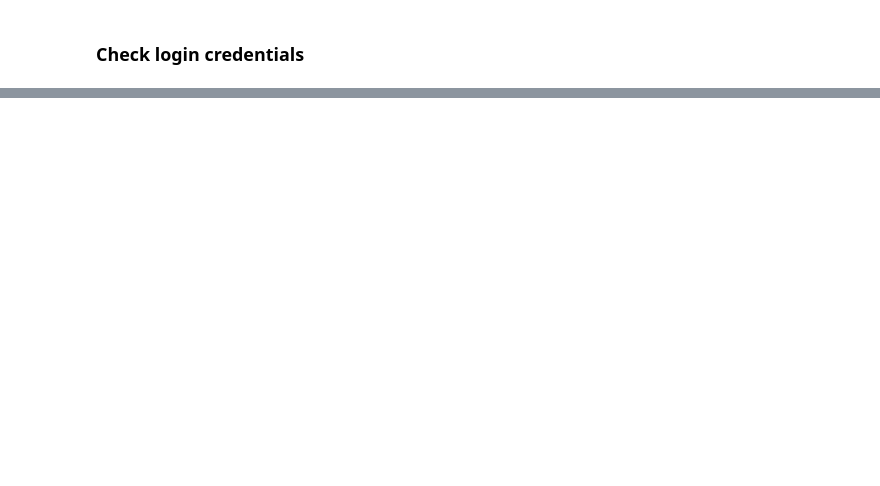
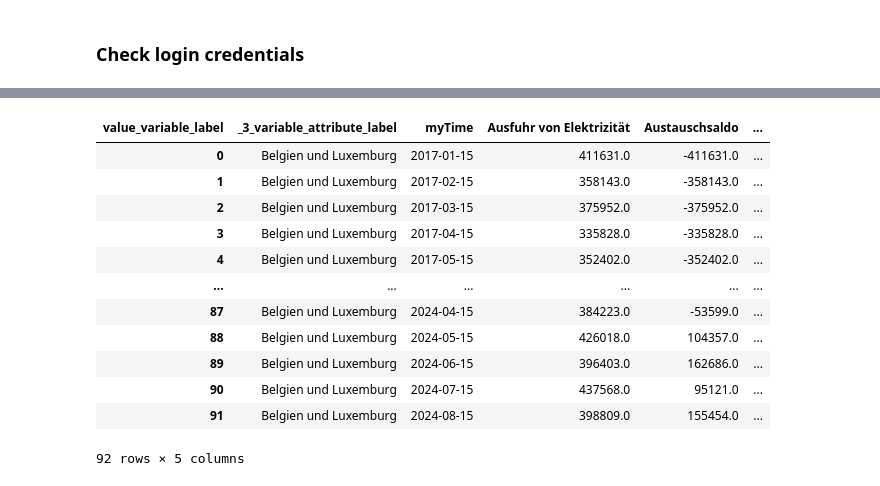
Before and after one commit to wahlatlas/api, a Jupyter notebook: stromhandel-genesis.ipynb, the cells around one changed output, grey strips where cells are left out. Cells and saved outputs as stored; diff of their text form; code cells hidden in the pictures; blank space fills up the shorter version.

```diff
--- a/stromhandel-genesis.ipynb
+++ b/stromhandel-genesis.ipynb
@@ -130,0 +84,3 @@ df.tail(5)[["Statistik_Code","Statistik_Label","Zeit","3_Auspraegung_Label","2_A
+# %%
+# rename column names starting with a digit for easier querying
+df.columns = ["_"+colname if colname[0].isdigit() else colname for colname in df.columns]
@@ -131,2 +95,2 @@ df.tail(5)[["Statistik_Code","Statistik_Label","Zeit","3_Auspraegung_Label","2_A
 # %%
-df["myTime"] = pd.to_datetime(pd.DataFrame({'year':df["Zeit"], 'month':df["3_Auspraegung_Code"].str[-2:], 'day':15}))
+df["myTime"] = pd.to_datetime(pd.DataFrame({'year':df["time"], 'month':df["_1_variable_attribute_code"].str[-2:], 'day':15}))
@@ -149,0 +97,3 @@ df[["myTime","2_Auspraegung_Label",
+# %%
+dfMyCols = df[["myTime","_3_variable_attribute_label",
+               "value", "value_variable_label"]]
@@ -163 +119,19 @@ plt.rcParams['font.family'] = 'sans-serif' # 'Fira Sans' | 'sans-serif'
+# %%
+myStaat='Belgien und Luxemburg'
+startyear=2017
+dfPivot.query("myTime>=@startyear & _3_variable_attribute_label==@myStaat").reset_index()
+# %% [output]
+| value_variable_label | _3_variable_attribute_label | myTime | Ausfuhr von Elektrizität | Austauschsaldo | ... |
+| 0 | Belgien und Luxemburg | 2017-01-15 | 411631.0 | -411631.0 | ... |
+| 1 | Belgien und Luxemburg | 2017-02-15 | 358143.0 | -358143.0 | ... |
+| 2 | Belgien und Luxemburg | 2017-03-15 | 375952.0 | -375952.0 | ... |
+| 3 | Belgien und Luxemburg | 2017-04-15 | 335828.0 | -335828.0 | ... |
+| 4 | Belgien und Luxemburg | 2017-05-15 | 352402.0 | -352402.0 | ... |
+| ... | ... | ... | ... | ... | ... |
+| 87 | Belgien und Luxemburg | 2024-04-15 | 384223.0 | -53599.0 | ... |
+| 88 | Belgien und Luxemburg | 2024-05-15 | 426018.0 | 104357.0 | ... |
+| 89 | Belgien und Luxemburg | 2024-06-15 | 396403.0 | 162686.0 | ... |
+| 90 | Belgien und Luxemburg | 2024-07-15 | 437568.0 | 95121.0 | ... |
+| 91 | Belgien und Luxemburg | 2024-08-15 | 398809.0 | 155454.0 | ... |
+92 rows × 5 columns
 # %%
```
Also changed, not shown: parts of 38 cells of this notebook.
